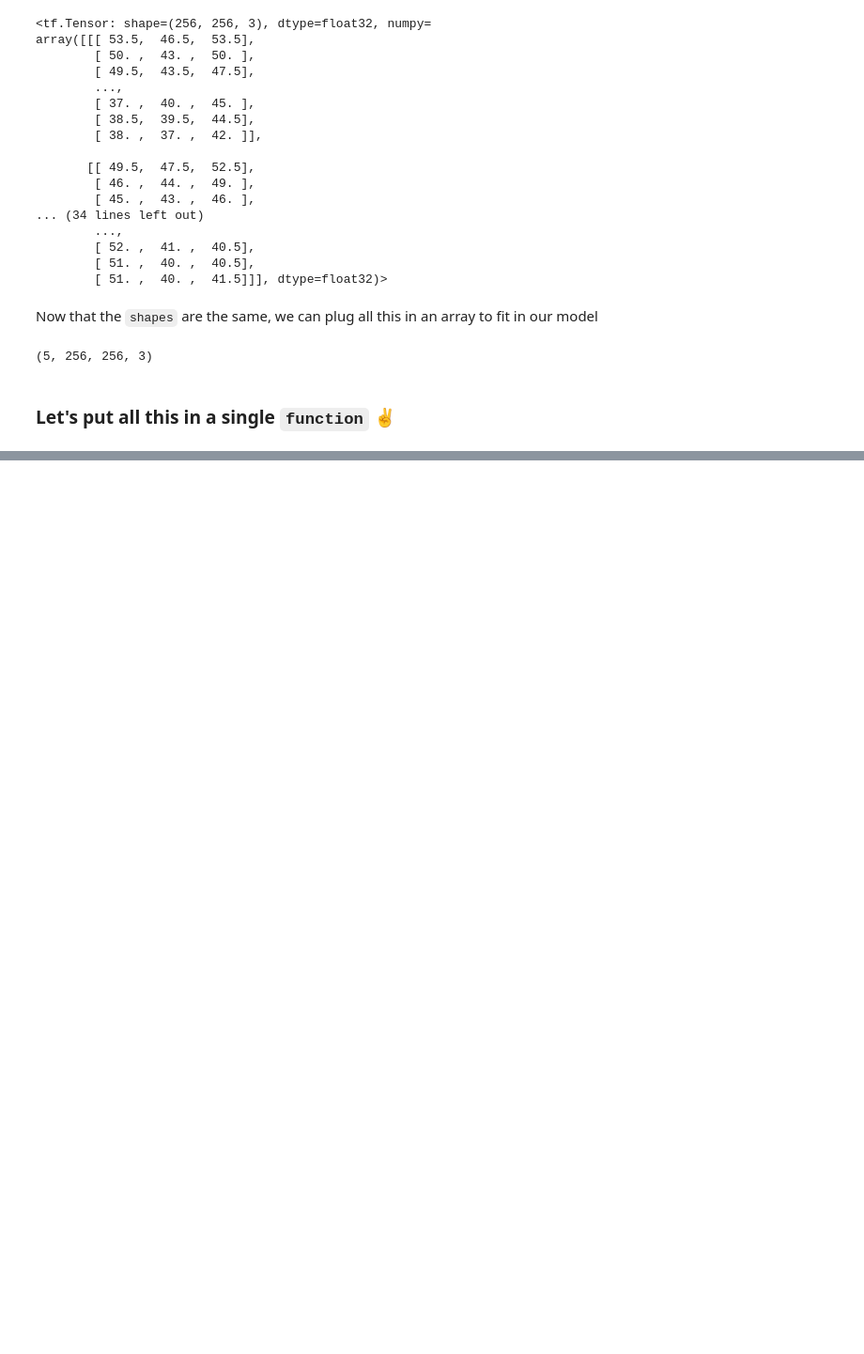
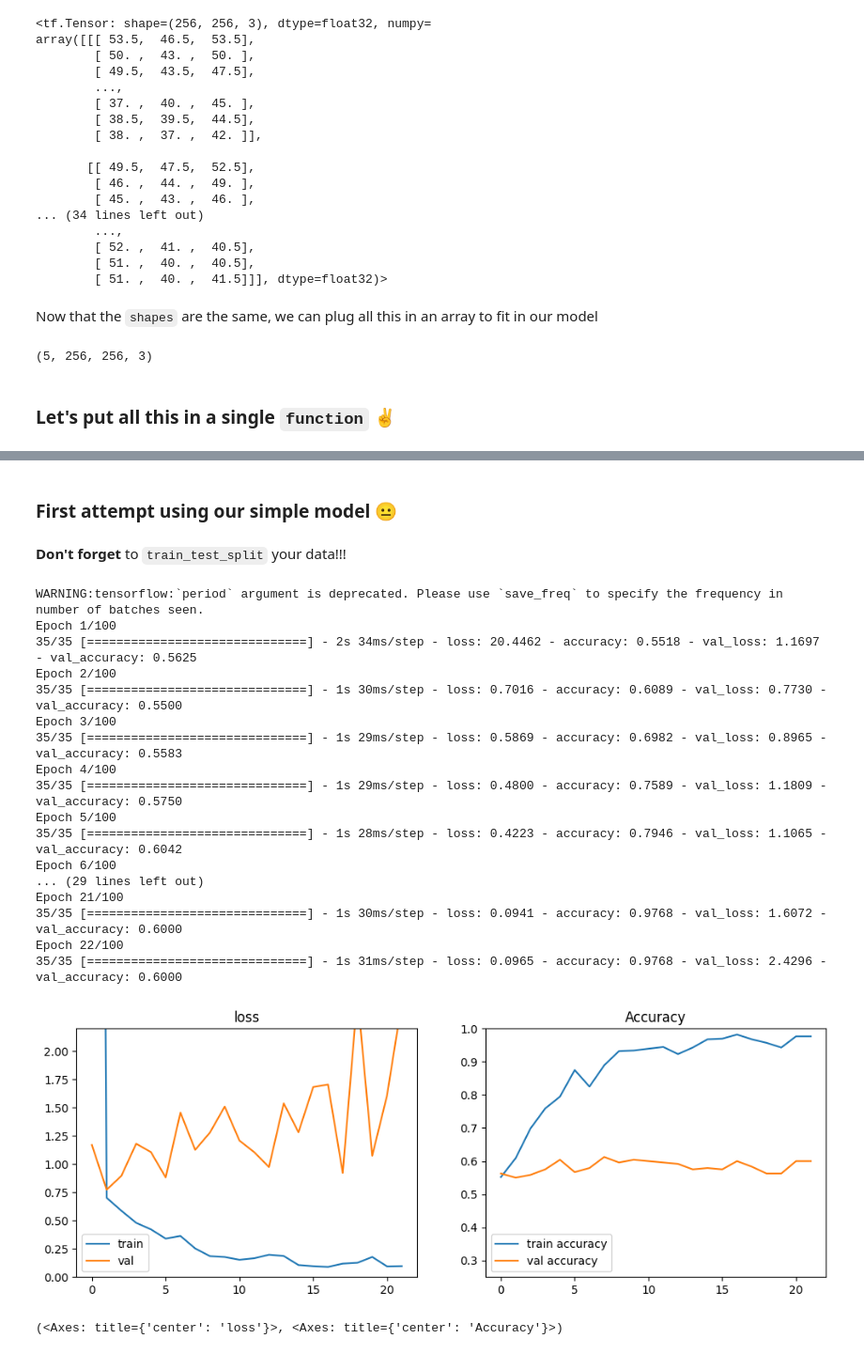
Before and after one commit to Corentr1/Ai-Detector-Back, a Jupyter notebook: notebooks/model_testing_corentin.ipynb, the cells around one changed output, grey strips where cells are left out. Shown at 94% size. Cells and saved outputs as stored; diff of their text form; code cells hidden in the pictures; blank space fills up the shorter version.

```diff
--- a/notebooks/model_testing_corentin.ipynb
+++ b/notebooks/model_testing_corentin.ipynb
@@ -295,0 +392,59 @@ ValueError: setting an array element with a sequence. The requested array has an
+# %%
+def plot_history(history, title='', axs=None, exp_name=""):
+    if axs is not None:
+        ax1, ax2 = axs
+    else:
+        f, (ax1, ax2) = plt.subplots(1, 2, figsize=(12, 4))
+
+    if len(exp_name) > 0 and exp_name[0] != '_':
+        exp_name = '_' + exp_name
+    ax1.plot(history.history['loss'], label = 'train' + exp_name)
+    ax1.plot(history.history['val_loss'], label = 'val' + exp_name)
+    ax1.set_ylim(0., 2.2)
+    ax1.set_title('loss')
+    ax1.legend()
+
+    ax2.plot(history.history['accuracy'], label='train accuracy'  + exp_name)
+    ax2.plot(history.history['val_accuracy'], label='val accuracy'  + exp_name)
+    ax2.set_ylim(0.25, 1.)
+    ax2.set_title('Accuracy')
+    ax2.legend()
+    plt.show()
+    return (ax1, ax2)
+# %% [markdown]
+### First attempt using our simple model 😐
+# %% [markdown]
+**Don't forget** to `train_test_split` your data!!!
+# %%
+X, y = load_data(1000)
+X.shape
+# %%
+X_train, X_val, y_train, y_val = train_test_split(X, y, test_size=0.2, random_state=42)
+# %%
+model = initialize_model((256, 256, 3))
+model = compile_model(model, learning_rate=0.01)
+# %%
+model, history = train(model, X_train, y_train, batch_size= 16,
+                       patience= 20, validation_data= [X_val, y_val],
+                       epochs= 100)
+plot_history(history)
+# %% [output]
+WARNING:tensorflow:`period` argument is deprecated. Please use `save_freq` to specify the frequency in number of batches seen.
+Epoch 1/100
+35/35 [==============================] - 2s 34ms/step - loss: 20.4462 - accuracy: 0.5518 - val_loss: 1.1697 - val_accuracy: 0.5625
+Epoch 2/100
+35/35 [==============================] - 1s 30ms/step - loss: 0.7016 - accuracy: 0.6089 - val_loss: 0.7730 - val_accuracy: 0.5500
+Epoch 3/100
+35/35 [==============================] - 1s 29ms/step - loss: 0.5869 - accuracy: 0.6982 - val_loss: 0.8965 - val_accuracy: 0.5583
+Epoch 4/100
+35/35 [==============================] - 1s 29ms/step - loss: 0.4800 - accuracy: 0.7589 - val_loss: 1.1809 - val_accuracy: 0.5750
+Epoch 5/100
+35/35 [==============================] - 1s 28ms/step - loss: 0.4223 - accuracy: 0.7946 - val_loss: 1.1065 - val_accuracy: 0.6042
+Epoch 6/100
+... (29 lines left out)
+Epoch 21/100
+35/35 [==============================] - 1s 30ms/step - loss: 0.0941 - accuracy: 0.9768 - val_loss: 1.6072 - val_accuracy: 0.6000
+Epoch 22/100
+35/35 [==============================] - 1s 31ms/step - loss: 0.0965 - accuracy: 0.9768 - val_loss: 2.4296 - val_accuracy: 0.6000
+[figure, added]
+(<Axes: title={'center': 'loss'}>, <Axes: title={'center': 'Accuracy'}>)
```
Also changed, not shown: parts of 14 cells of this notebook.
